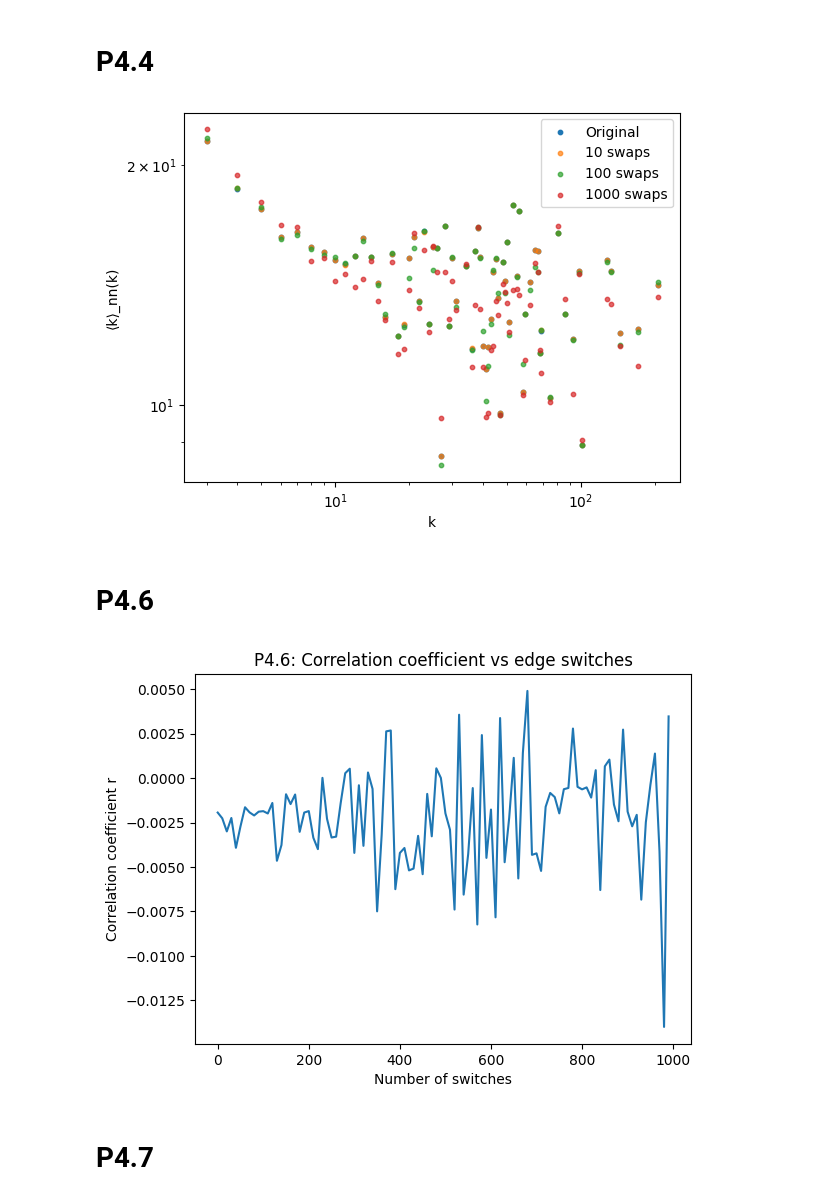
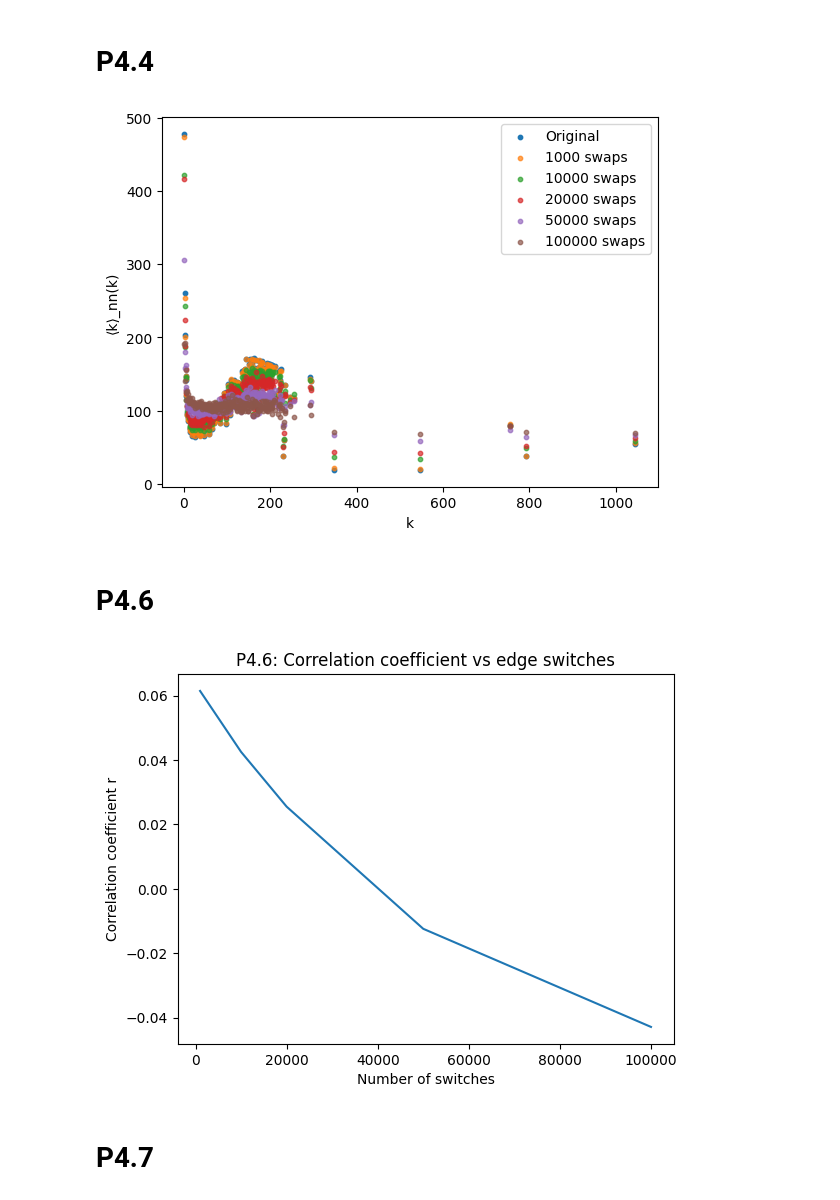
Before and after one commit to dawidsroczyk/social-networks-and-recommendation-systems, a Jupyter notebook: P4.ipynb, the cells around one changed output. Cells and saved outputs as stored; diff of their text form; code cells hidden in the pictures.

```diff
--- a/P4.ipynb
+++ b/P4.ipynb
@@ -154,13 +144,19 @@ plt.show()
 # P4.4
 # %%
 def edge_switch(G, n_swaps):
-    for _ in range(n_swaps):
-        e1, e2 = np.random.choice(len(G.edges()), 2, replace=False)
-        a, b = list(G.edges())[e1]
-        c, d = list(G.edges())[e2]
+    edge_list = list(G.edges())
+    n_edges = len(edge_list)
+
+    for i in tqdm(range(n_swaps)):
+        idx1, idx2 = np.random.choice(n_edges, 2, replace=False)
+        a, b = edge_list[idx1]
+        c, d = edge_list[idx2]
+
         if len({a, b, c, d}) == 4 and not G.has_edge(a, d) and not G.has_edge(c, b):
             G.remove_edges_from([(a, b), (c, d)])
             G.add_edges_from([(a, d), (c, b)])
+            edge_list[idx1] = (a, d)
+            edge_list[idx2] = (c, b)
 
 def compute_knn(G):
     d = dict(G.degree())
@@ -175,57 +171,65 @@ def compute_knn(G):
     knn_means = np.array([np.mean(vals[k]) for k in ks])
     return ks, knn_means
 
-G = nx.barabasi_albert_graph(5000, 3)
+# G = nx.barabasi_albert_graph(5000, 3)
+facebook = pd.read_csv(
+    # Dataset from the SNAP database
+    "https://snap.stanford.edu/data/facebook_combined.txt.gz",
+    compression="gzip",
+    sep=" ",
+    names=["start_node", "end_node"],
+)
+G = nx.from_pandas_edgelist(facebook, "start_node", "end_node")
 ks, knn = compute_knn(G)
 plt.scatter(ks, knn, s=10, label='Original')
 
-for n_swaps in [10, 100, 1000]:
+for n_swaps in [1000, 10000, 20000, 50000, 100000]:
     G2 = G.copy()
     edge_switch(G2, n_swaps)
     ks2, knn2 = compute_knn(G2)
     plt.scatter(ks2, knn2, s=10, alpha=0.7, label=f'{n_swaps} swaps')
 
-plt.xscale('log')
-plt.yscale('log')
+# plt.xscale('log')
+# plt.yscale('log')
 plt.xlabel('k')
 plt.ylabel('⟨k⟩_nn(k)')
 plt.legend()
 plt.show()
 # %% [output]
-[figure, old version]
+[figure, new version]
 # %% [markdown]
 # P4.6
 # %%
 def calculate_r(G):
     degrees = dict(G.degree())
     edges = list(G.edges())
     M = len(edges)
 
     sum_jk = sum(degrees[u] * degrees[v] for u, v in edges)
     sum_j_plus_k = sum(degrees[u] + degrees[v] for u, v in edges)
     sum_j2_plus_k2 = sum(degrees[u]**2 + degrees[v]**2 for u, v in edges)
 
     numerator = sum_jk/M - (sum_j_plus_k/(2*M))**2
     denominator = sum_j2_plus_k2/(2*M) - (sum_j_plus_k/(2*M))**2
 
     return numerator / denominator
 
-swaps_range = range(0, 1000, 10)
+swaps_range = [1000, 10000, 20000, 50000, 100000]
 r_values = []
 
-for n_swaps in tqdm(swaps_range):
+for n_swaps in swaps_range:
     G_temp = G.copy()
     if n_swaps > 0:
         edge_switch(G_temp, n_swaps)
     r_values.append(calculate_r(G_temp))
 
 # Plot
 sns.lineplot(x=swaps_range, y=r_values)
 plt.xlabel('Number of switches')
 plt.ylabel('Correlation coefficient r')
 plt.title('P4.6: Correlation coefficient vs edge switches')
 plt.show()
 # %% [output]
-[figure, old version]
+[figure, new version]
 # %% [markdown]
 # P4.7
```
Also changed, not shown: parts of 14 cells of this notebook, 2 other files.
